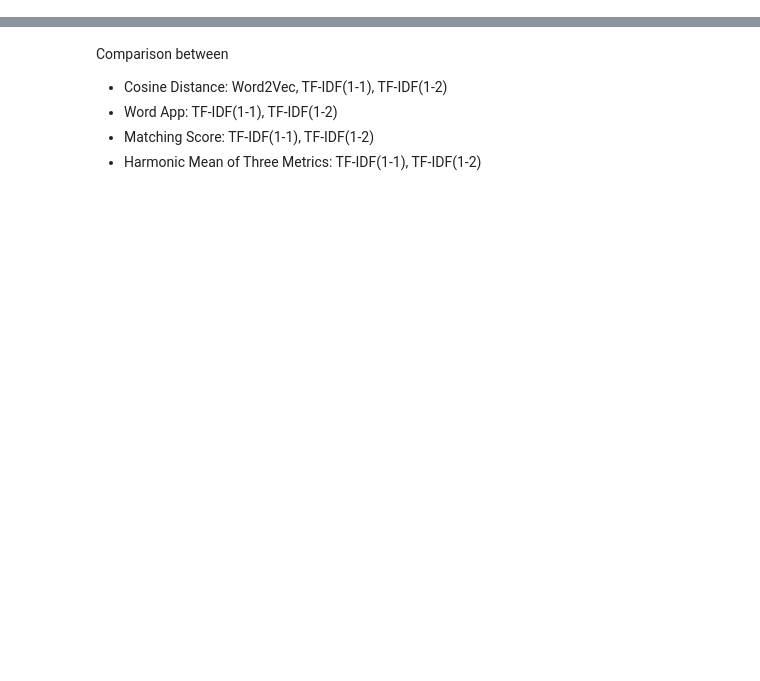
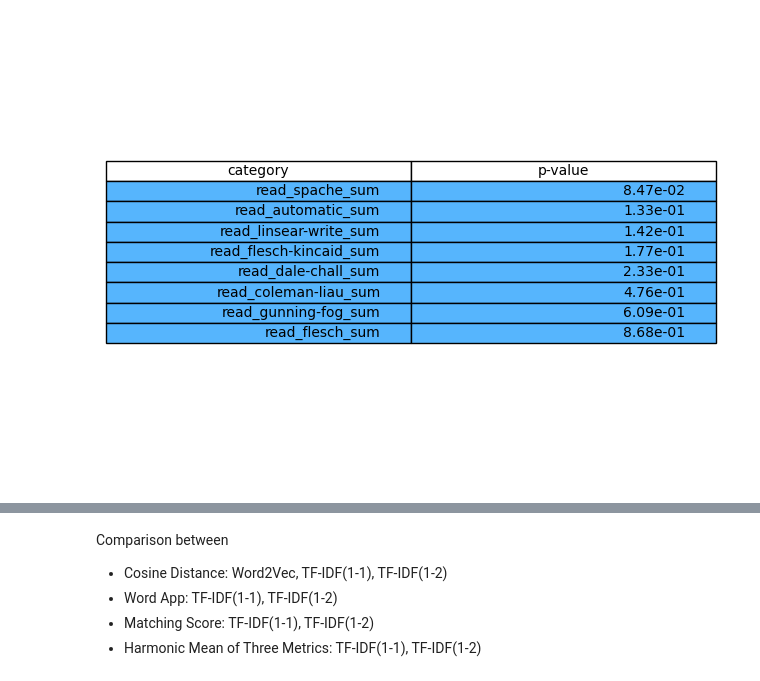
Before and after one commit to dukeraphaelng/ducknewsreporter, a Jupyter notebook: src/EDA.ipynb, the cells around one changed output, grey strips where cells are left out. Cells and saved outputs as stored; diff of their text form; code cells hidden in the pictures; blank space fills up the shorter version.

```diff
--- a/src/EDA.ipynb
+++ b/src/EDA.ipynb
@@ -39,0 +84,15 @@ df
+# %%
+read_feats = []
+for k in ['read_gunning-fog_sum', 'read_coleman-liau_sum', 'read_dale-chall_sum', 'read_flesch-kincaid_sum', 'read_linsear-write_sum', 'read_spache_sum', 'read_automatic_sum', 'read_flesch_sum']:
+    read_feats.append('content_' + k)
+
+read_df = df[read_feats + ['label']]
+read_df.dropna()
+
+# # ANOVA
+read_f_stats, read_p_values = f_classif(read_df[read_feats], read_df.label)
+read_p_values_sorted = sorted(list(zip(read_feats, read_p_values)), key=lambda x: x[1])
+
+display_plot(read_p_values_sorted)
+# %% [output]
+[figure, added]
```
Also changed, not shown: parts of 22 cells of this notebook, 2 other files.
